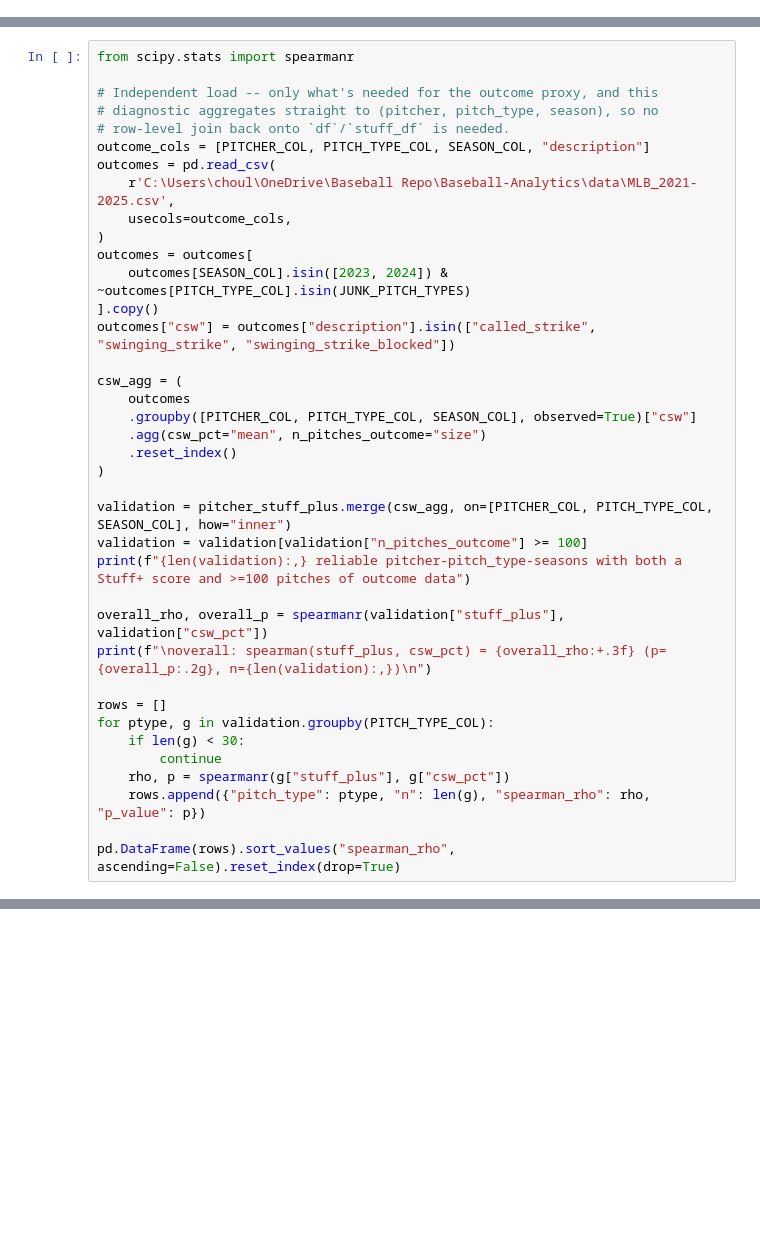
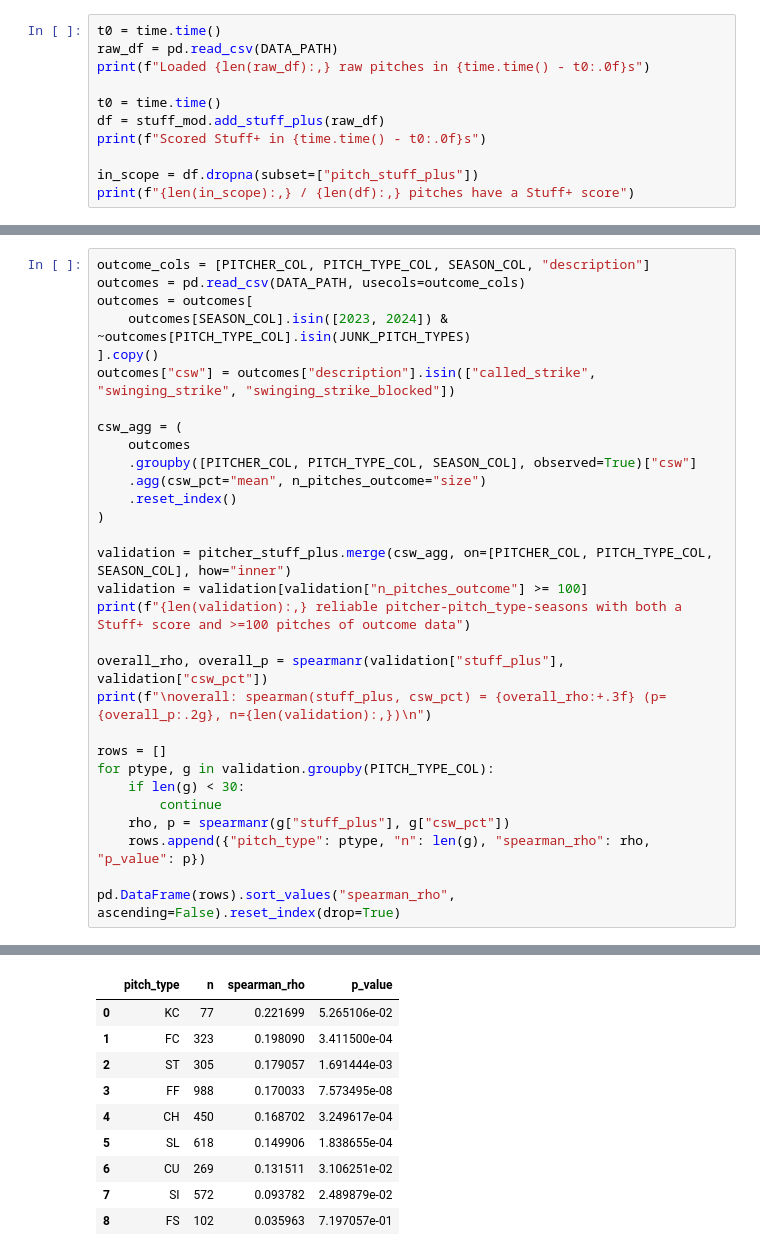
Before and after one commit to Charlie-Houle/Baseball-Analytics, a Jupyter notebook: pitching_plus/notebooks/stuff.ipynb, the cells around one changed output, grey strips where cells are left out. Drawn from its saved outputs; the diff is of its cells as text; blank space fills up the shorter version.

```diff
--- a/pitching_plus/notebooks/stuff.ipynb
+++ b/pitching_plus/notebooks/stuff.ipynb
@@ -893,0 +61,11 @@ pitcher_stuff_plus.head(15)
+# %%
+t0 = time.time()
+raw_df = pd.read_csv(DATA_PATH)
+print(f"Loaded {len(raw_df):,} raw pitches in {time.time() - t0:.0f}s")
+
+t0 = time.time()
+df = stuff_mod.add_stuff_plus(raw_df)
+print(f"Scored Stuff+ in {time.time() - t0:.0f}s")
+
+in_scope = df.dropna(subset=["pitch_stuff_plus"])
+print(f"{len(in_scope):,} / {len(df):,} pitches have a Stuff+ score")
@@ -938,14 +223,6 @@ This is a one-time, held-out diagnostic, not a change to how Stuff+ is fit: corr
 # %%
-from scipy.stats import spearmanr
-
-# Independent load -- only what's needed for the outcome proxy, and this
-# diagnostic aggregates straight to (pitcher, pitch_type, season), so no
-# row-level join back onto `df`/`stuff_df` is needed.
 outcome_cols = [PITCHER_COL, PITCH_TYPE_COL, SEASON_COL, "description"]
-outcomes = pd.read_csv(
-    r'C:\Users\choul\OneDrive\Baseball Repo\Baseball-Analytics\data\MLB_2021-2025.csv',
-    usecols=outcome_cols,
-)
+outcomes = pd.read_csv(DATA_PATH, usecols=outcome_cols)
 outcomes = outcomes[
     outcomes[SEASON_COL].isin([2023, 2024]) & ~outcomes[PITCH_TYPE_COL].isin(JUNK_PITCH_TYPES)
 ].copy()
@@ -973,3 +250,4 @@ for ptype, g in validation.groupby(PITCH_TYPE_COL):
     rows.append({"pitch_type": ptype, "n": len(g), "spearman_rho": rho, "p_value": p})
 
 pd.DataFrame(rows).sort_values("spearman_rho", ascending=False).reset_index(drop=True)
+# %% [output]
@@ -975,0 +257,10 @@ pd.DataFrame(rows).sort_values("spearman_rho", ascending=False).reset_index(drop
+|  | pitch_type | n | spearman_rho | p_value |
+| 0 | KC | 77 | 0.221699 | 5.265106e-02 |
+| 1 | FC | 323 | 0.198090 | 3.411500e-04 |
+| 2 | ST | 305 | 0.179057 | 1.691444e-03 |
+| 3 | FF | 988 | 0.170033 | 7.573495e-08 |
+| 4 | CH | 450 | 0.168702 | 3.249617e-04 |
+| 5 | SL | 618 | 0.149906 | 1.838655e-04 |
+| 6 | CU | 269 | 0.131511 | 3.106251e-02 |
+| 7 | SI | 572 | 0.093782 | 2.489879e-02 |
+| 8 | FS | 102 | 0.035963 | 7.197057e-01 |
```
Also changed, not shown: parts of 23 cells of this notebook, 13 other files.
